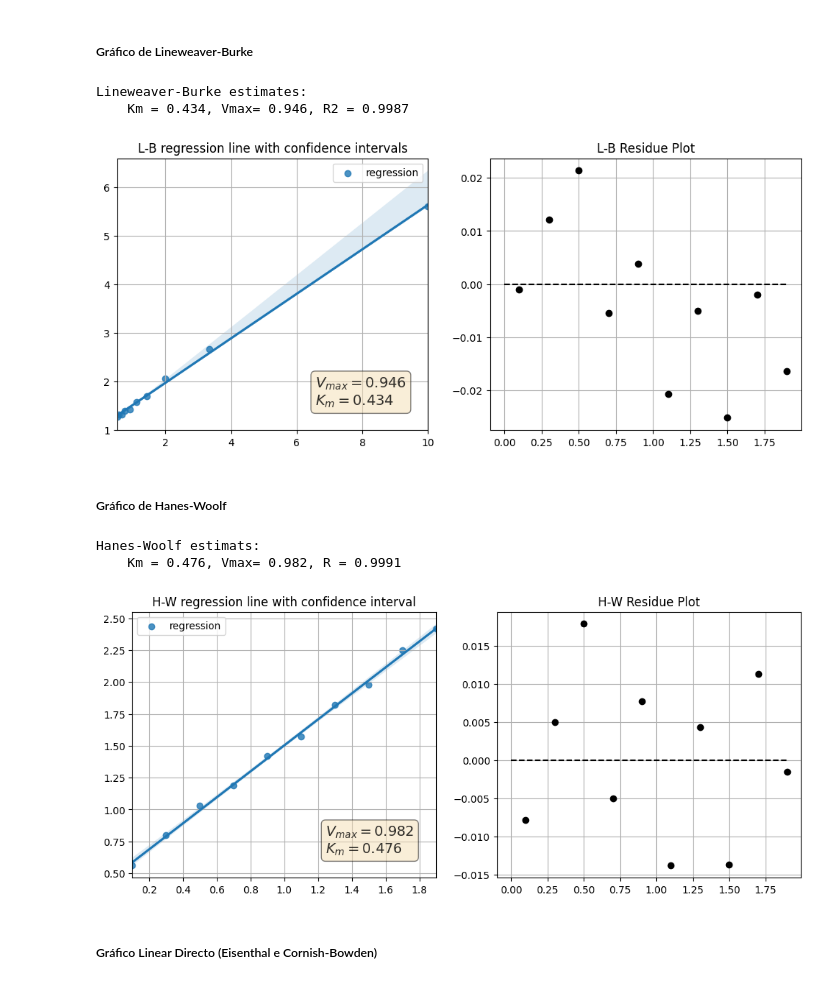
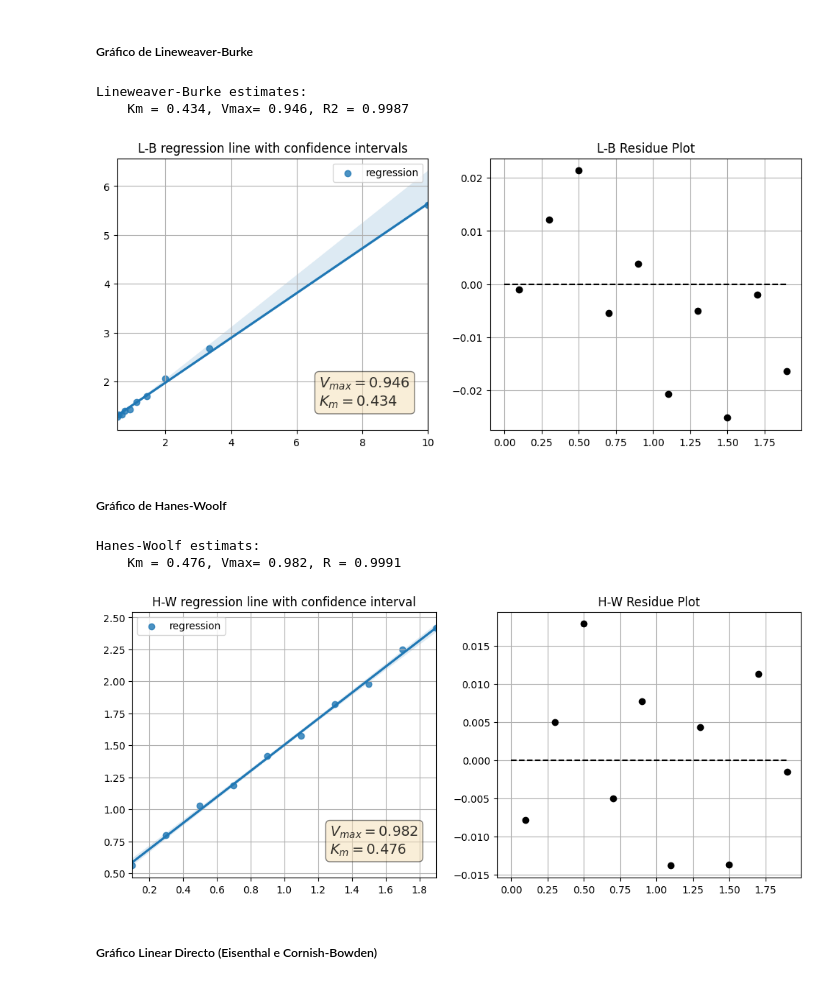
Before and after one commit to pjmartel/teaching, a Jupyter notebook: enzymology/MMenten_analysis_pt.ipynb, the cells around one changed output. Cells and saved outputs as stored; diff of their text form; code cells hidden in the pictures.

```diff
--- a/enzymology/MMenten_analysis_pt.ipynb
+++ b/enzymology/MMenten_analysis_pt.ipynb
@@ -174,35 +174,36 @@ LB_Vmax = 1/b
 v_hat = MM(LB_Km, LB_Vmax,s)
 
 #plots
 plt.subplot(121)
 regplot(1/s,1/vlb,label="regression")
 _ = plt.title("L-B regression line with confidence intervals")
 plt.legend()
 # Place a box with the estimates
 textstr = '\n'.join((
     r'$V_{max}=%.3g$' % (LB_Vmax, ),
     r'$K_m=%.3g$' % (LB_Km, )))
     #r'$\sigma=%.2f$' % (sigma, ))))
 # place a text box in lower left in axes coords
+ax = plt.gca()
 props = dict(boxstyle='round', facecolor='wheat', alpha=0.5)
-plt.text(0.35, 0.15, textstr, transform=ax.transAxes, fontsize=14,
+plt.text(0.65, 0.2, textstr, transform=ax.transAxes, fontsize=14,
         verticalalignment='top', bbox=props,alpha=0.8)
 
 ##
 plt.subplot(122)
 _ = plt.title("L-B Residue Plot")
 _ = plt.hlines(0,0, s[-1],linestyles='dashed')
 plt.plot(s,v_hat-vm,'ko')
 plt.plot()
 print()
 print("Lineweaver-Burke estimates:")
 print("    Km = {:5.3f}, Vmax= {:5.3f}, R2 = {:.4f}".format(LB_Km,LB_Vmax,r*r))
 print()
 df_estimates['L-B'] = LB_Km,LB_Vmax
 # %% [output]
 Lineweaver-Burke estimates:
     Km = 0.434, Vmax= 0.946, R2 = 0.9987
-[figure, old version]
+[figure, new version]
 # %% [markdown]
 ##### Gráfico de Hanes-Woolf
 # %%
@@ -232,8 +233,9 @@ textstr = '\n'.join((
     r'$K_m=%.3g$' % (HW_Km, )))
     #r'$\sigma=%.2f$' % (sigma, ))))
 # place a text box in lower left in axes coords
+ax = plt.gca()
 props = dict(boxstyle='round', facecolor='wheat', alpha=0.5)
-plt.text(0.40, 0.15, textstr, transform=ax.transAxes, fontsize=14,
+plt.text(0.65, 0.2, textstr, transform=ax.transAxes, fontsize=14,
         verticalalignment='top', bbox=props,alpha=0.8)
 
 plt.subplot(122)
@@ -248,7 +250,7 @@ df_estimates['H-W'] = HW_Km, HW_Vmax
 # %% [output]
 Hanes-Woolf estimats:
     Km = 0.476, Vmax= 0.982, R = 0.9991
-[figure, old version]
+[figure, new version]
 # %% [markdown]
 ##### Gráfico Linear Directo (Eisenthal e Cornish-Bowden)
 # %%
```
Also changed, not shown: parts of 3 cells of this notebook.
